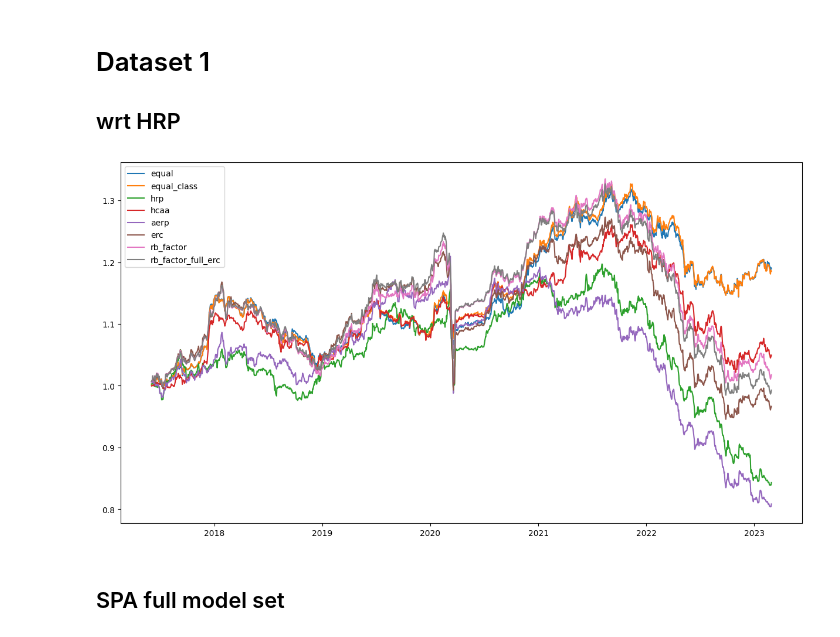
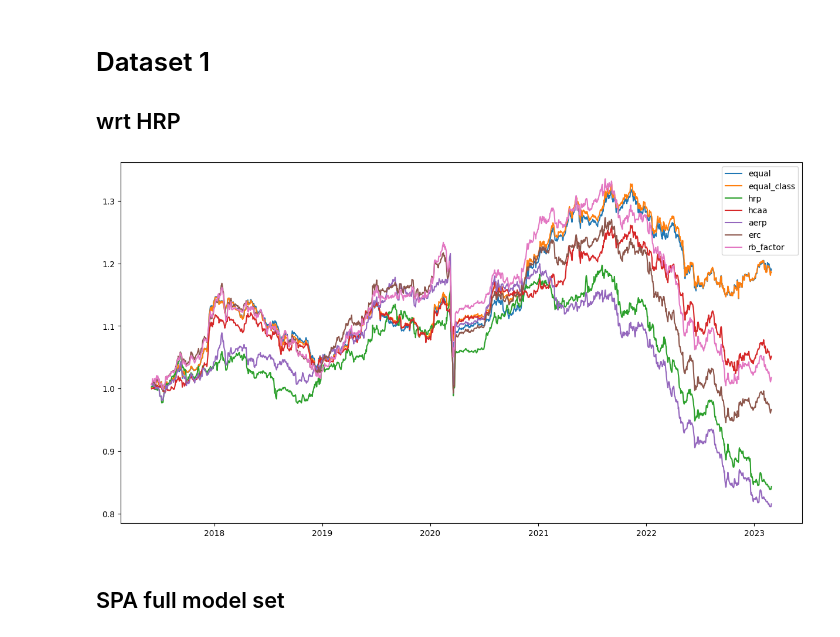
Before and after one commit to QuantLet/EmbeddingPortfolio, a Jupyter notebook: SPA Test NMF.ipynb, the cells around one changed output. Cells and saved outputs as stored; diff of their text form; code cells hidden in the pictures.

```diff
--- a/SPA Test NMF.ipynb
+++ b/SPA Test NMF.ipynb
@@ -8,14 +8,14 @@ import matplotlib.pyplot as plt
 
 ## wrt HRP
 # %%
-perf_dir = "./performance/test_final_models/nmf/dataset1_20230412_171402"
+perf_dir = "performance/test_final_models/nmf/dataset1_20230518_160622"
 returns = pd.read_csv(f"{perf_dir}/portfolios_returns.csv", index_col=0, parse_dates=True)
 plt.figure(figsize=(15,8))
 plt.plot(np.cumprod(returns + 1))
 plt.legend(returns.columns)
 plt.show()
 # %% [output]
-[figure, old version]
+[figure, new version]
 # %% [markdown]
 ## SPA full model set
 # %%
```
Also changed, not shown: parts of 2 cells of this notebook.
